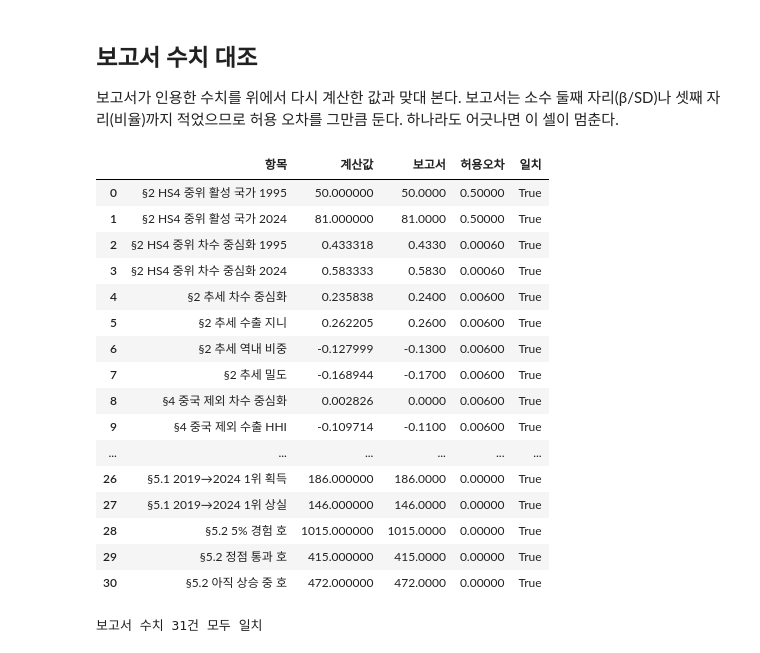
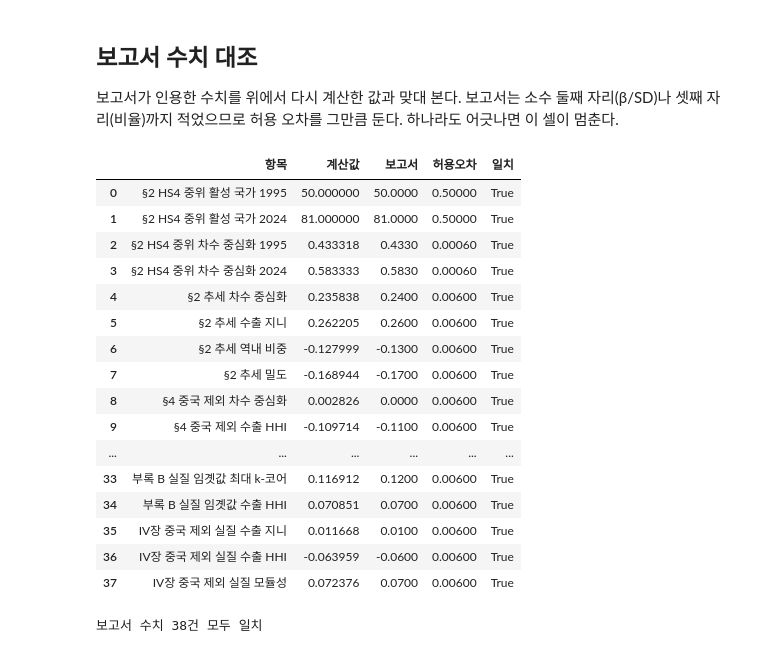
Before and after one commit to pilsunchoi/TradeNetworkAtlas, a Jupyter notebook: analysis/중국허브화/분석_파이썬_코드.ipynb, the cells around one changed output. Cells and saved outputs as stored; diff of their text form; code cells hidden in the pictures.

```diff
--- a/analysis/중국허브화/분석_파이썬_코드.ipynb
+++ b/analysis/중국허브화/분석_파이썬_코드.ipynb
@@ -67,7 +69,7 @@ DB: C:\Work\Projects\UNComtraade\data\processed\baci_net.duckdb 있음
 # %%
 COLS = ["n_nodes", "density", "reciprocity", "hhi_exp", "top5_exp_share", "gini_out_strength",
         "centralization_out", "clustering_avg", "modularity", "max_kcore", "intra_region_share"]
-mall = con.execute("SELECT * FROM mart_net_metrics WHERE level='hs4' AND variant IN ('w1m_bal', 'w1m_bal_xchn')").df()
+mall = con.execute("SELECT * FROM mart_net_metrics WHERE level='hs4' AND variant IN ('w1m_bal', 'w1m_bal_xchn', 'w1m_bal_real', 'w1m_bal_xchn_real')").df()
 med = mall[mall.t.isin([1995, 2024])].groupby(["variant", "t"])[COLS].median().T
 med.to_csv(OUT / "s2_HS4_중위값.csv", encoding="utf-8-sig")
 med.round(3)
@@ -194,10 +196,12 @@ def run_panel(level, variant, weighted=False, fig_name=None):
 SPECS = [("hs4", "w1m_bal", False, "fig1_연도효과_중국포함.png"),
          ("hs4", "w1m", False, None),
          ("hs4", "raw", False, None),
+         ("hs4", "w1m_bal_real", False, None),
          ("hs2", "w1m_bal", False, None),
          ("hs4", "w1m_bal", True, None),
          ("hs4", "w1m_bal_xchn", False, "fig4_연도효과_중국제외.png"),
-         ("hs2", "w1m_bal_xchn", False, None)]
+         ("hs2", "w1m_bal_xchn", False, None),
+         ("hs4", "w1m_bal_xchn_real", False, None)]
 RES = {}
 for level, variant, weighted, fig_name in SPECS:
     RES[f"{level}_{variant}" + ("_w" if weighted else "")] = run_panel(level, variant, weighted, fig_name)
@@ -557,36 +563,43 @@ chk = [
     ("§5.1 단절 1위 품목 비율", BRK.loc[NAMES["top1_share"], "단절연도"], 2012, 0),
     ("§5.1 단절 최대 연결 품목 비율", BRK.loc[NAMES["topdeg_share"], "단절연도"], 2012, 0),
     ("§5.1 단절 점유율 중위", BRK.loc[NAMES["chn_median_share"], "단절연도"], 2015, 0),
     ("§5.3 단절 중국 제외 HHI", BRK.loc[NAMES["x_hhi_exp"], "단절연도"], 2008, 0),
     ("§5.3 단절 중국 제외 상위 5개국", BRK.loc[NAMES["x_top5_exp_share"], "단절연도"], 2010, 0),
     ("§5.3 단절 중국 제외 모듈성", BRK.loc[NAMES["x_modularity"], "단절연도"], 2012, 0),
     ("§5.1 2019→2024 1위 획득", GL.loc["2019→2024", "획득"], 186, 0),
     ("§5.1 2019→2024 1위 상실", GL.loc["2019→2024", "상실"], 146, 0),
     ("§5.2 5% 경험 호", int(ever.sum()), 1015, 0),
     ("§5.2 정점 통과 호", int(past.sum()), 415, 0),
     ("§5.2 아직 상승 중 호", int(rising.sum()), 472, 0),
+    ("VI장 실질 임곗값 활성 국가 2024", med.loc["n_nodes", ("w1m_bal_real", 2024)], 66, 0.5),
+    ("부록 B 실질 임곗값 차수 중심화", A_["hs4_w1m_bal_real"].loc["centralization_out", "beta_SD"], 0.20, 0.006),
+    ("부록 B 실질 임곗값 최대 k-코어", A_["hs4_w1m_bal_real"].loc["max_kcore", "beta_SD"], 0.12, 0.006),
+    ("부록 B 실질 임곗값 수출 HHI", A_["hs4_w1m_bal_real"].loc["hhi_exp", "beta_SD"], 0.07, 0.006),
+    ("IV장 중국 제외 실질 수출 지니", A_["hs4_w1m_bal_xchn_real"].loc["gini_out_strength", "beta_SD"], 0.01, 0.006),
+    ("IV장 중국 제외 실질 수출 HHI", A_["hs4_w1m_bal_xchn_real"].loc["hhi_exp", "beta_SD"], -0.06, 0.006),
+    ("IV장 중국 제외 실질 모듈성", A_["hs4_w1m_bal_xchn_real"].loc["modularity", "beta_SD"], 0.07, 0.006),
 ]
 CHK = pd.DataFrame(chk, columns=["항목", "계산값", "보고서", "허용오차"])
 CHK["일치"] = (CHK.계산값.astype(float) - CHK.보고서).abs() <= CHK.허용오차 + 1e-12
 display(CHK)
 assert CHK.일치.all(), "보고서와 어긋나는 수치가 있다: " + ", ".join(CHK.loc[~CHK.일치, "항목"])
 print(f"보고서 수치 {len(CHK)}건 모두 일치")
 # %% [output]
 |  | 항목 | 계산값 | 보고서 | 허용오차 | 일치 |
 | 0 | §2 HS4 중위 활성 국가 1995 | 50.000000 | 50.0000 | 0.50000 | True |
 | 1 | §2 HS4 중위 활성 국가 2024 | 81.000000 | 81.0000 | 0.50000 | True |
 | 2 | §2 HS4 중위 차수 중심화 1995 | 0.433318 | 0.4330 | 0.00060 | True |
 | 3 | §2 HS4 중위 차수 중심화 2024 | 0.583333 | 0.5830 | 0.00060 | True |
 | 4 | §2 추세 차수 중심화 | 0.235838 | 0.2400 | 0.00600 | True |
 | 5 | §2 추세 수출 지니 | 0.262205 | 0.2600 | 0.00600 | True |
 | 6 | §2 추세 역내 비중 | -0.127999 | -0.1300 | 0.00600 | True |
 | 7 | §2 추세 밀도 | -0.168944 | -0.1700 | 0.00600 | True |
 | 8 | §4 중국 제외 차수 중심화 | 0.002826 | 0.0000 | 0.00600 | True |
 | 9 | §4 중국 제외 수출 HHI | -0.109714 | -0.1100 | 0.00600 | True |
 | ... | ... | ... | ... | ... | ... |
-| 26 | §5.1 2019→2024 1위 획득 | 186.000000 | 186.0000 | 0.00000 | True |
-| 27 | §5.1 2019→2024 1위 상실 | 146.000000 | 146.0000 | 0.00000 | True |
-| 28 | §5.2 5% 경험 호 | 1015.000000 | 1015.0000 | 0.00000 | True |
-| 29 | §5.2 정점 통과 호 | 415.000000 | 415.0000 | 0.00000 | True |
-| 30 | §5.2 아직 상승 중 호 | 472.000000 | 472.0000 | 0.00000 | True |
+| 33 | 부록 B 실질 임곗값 최대 k-코어 | 0.116912 | 0.1200 | 0.00600 | True |
+| 34 | 부록 B 실질 임곗값 수출 HHI | 0.070851 | 0.0700 | 0.00600 | True |
+| 35 | IV장 중국 제외 실질 수출 지니 | 0.011668 | 0.0100 | 0.00600 | True |
+| 36 | IV장 중국 제외 실질 수출 HHI | -0.063959 | -0.0600 | 0.00600 | True |
+| 37 | IV장 중국 제외 실질 모듈성 | 0.072376 | 0.0700 | 0.00600 | True |
-보고서 수치 31건 모두 일치
+보고서 수치 38건 모두 일치
```
Also changed, not shown: parts of 6 cells of this notebook, 8 other files.
